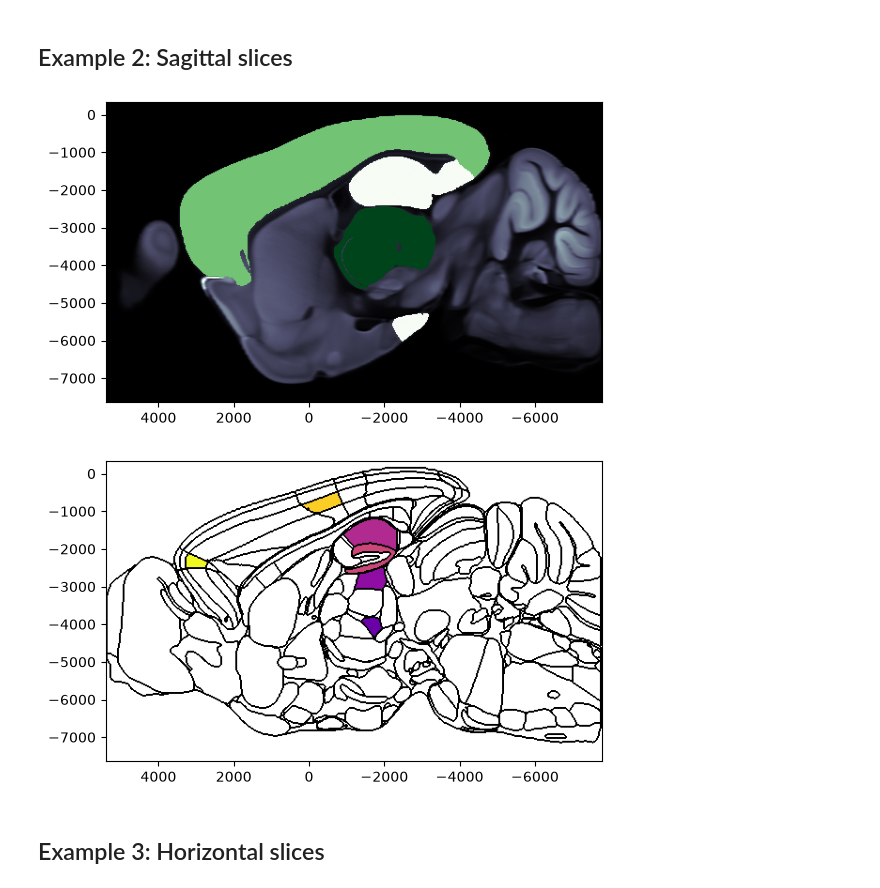
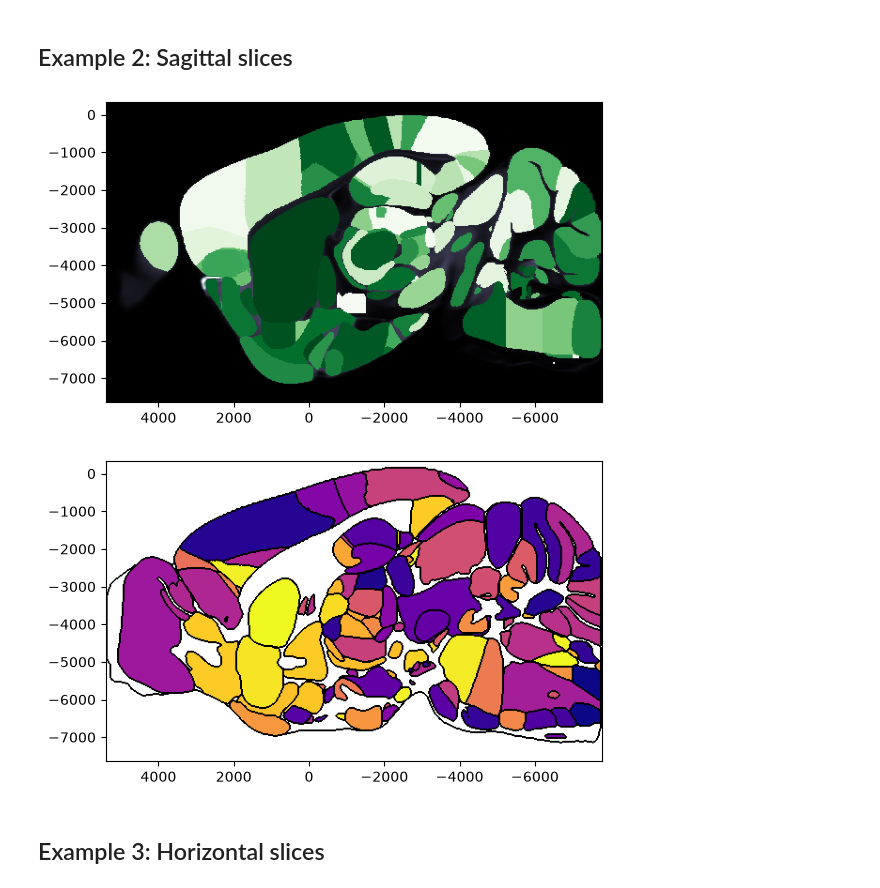
Before and after one commit to int-brain-lab/iblatlas, a Jupyter notebook: docs/how-to/plot-values-on-slices.ipynb, the cells around one changed output. Drawn from its saved outputs; the diff is of its cells as text; code cells hidden in the pictures.

```diff
--- a/docs/how-to/plot-values-on-slices.ipynb
+++ b/docs/how-to/plot-values-on-slices.ipynb
@@ -28,2 +11,16 @@ values_cosmos = np.arange(acronyms_cosmos.size)
+# %%
+import matplotlib.pyplot as plt
+import numpy as np
+
+from iblatlas.atlas import AllenAtlas
+from iblatlas.plots import plot_scalar_on_slice
+
+ba = AllenAtlas()
+br = ba.regions
+
+# Stand-in values: one per Beryl region
+acronyms = br.acronym[np.unique(br.mappings['Beryl'])]
+acronyms = acronyms[~np.isin(acronyms, ['void', 'root'])]
+values = np.random.default_rng(0).random(acronyms.size)
 # %% [markdown]
 ## Example 1: Coronal slices
@@ -51,20 +43,18 @@ To show different values in each hemisphere, see [Show different values in each
 ## Example 2: Sagittal slices
 # %%
 # Plot region values on the left hemisphere of a sagittal slice at ml=-2000um overlaid on the dwi Allen image
-# using cosmos mapping
-fig, ax = plot_scalar_on_slice(acronyms_cosmos, values_cosmos, coord=-2000, slice='sagittal', mapping='Cosmos',
+fig, ax = plot_scalar_on_slice(acronyms, values, coord=-2000, slice='sagittal', mapping='Beryl',
                                hemisphere='left', background='image', cmap='Greens', brain_atlas=ba)
 # %% [output]
-[figure, old version]
+[figure, new version]
 # %%
 # Plot region values on the left hemisphere of a sagittal slice at ml=-1000um overlaid on brain region boundaries
 # Create figure before and pass in axis on which to plot
-import matplotlib.pyplot as plt
 fig, ax = plt.subplots()
-fig, ax = plot_scalar_on_slice(acronyms, values, coord=-1000, slice='sagittal', mapping='Allen', hemisphere='left',
+fig, ax = plot_scalar_on_slice(acronyms, values, coord=-1000, slice='sagittal', mapping='Beryl', hemisphere='left',
                                background='boundary', cmap='plasma', brain_atlas=ba, ax=ax)
 # %% [output]
-[figure, old version]
+[figure, new version]
 # %% [markdown]
 ## Example 3: Horizontal slices
 # %%
```
Also changed, not shown: parts of 13 cells of this notebook, 7 other files.
